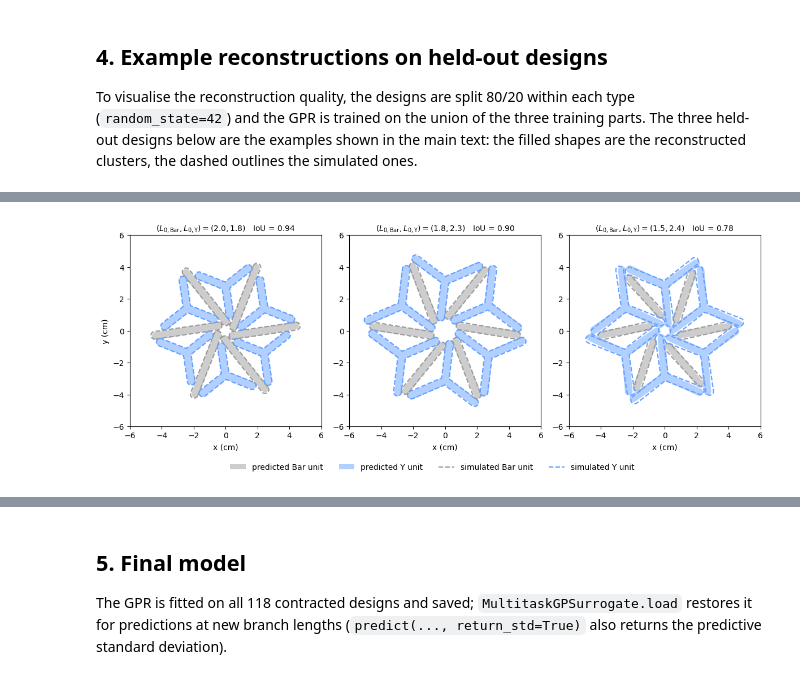
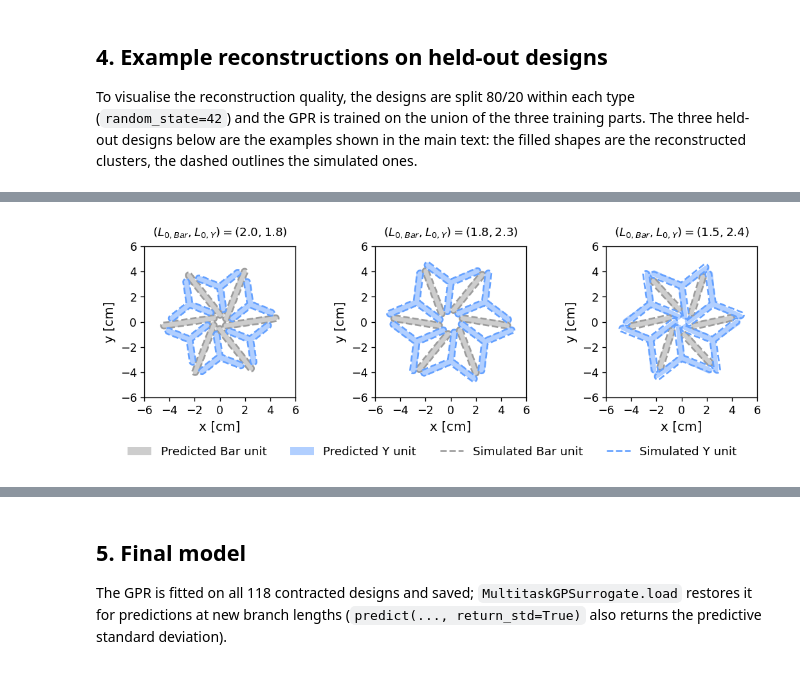
Before and after one commit to keten-group/MEGAs, a Jupyter notebook: cluster_configuration_geometry_reconstruction.ipynb, the cells around one changed output, grey strips where cells are left out. Saved outputs shown, nothing was run; the diff lists cells and outputs as text; code cells hidden in the pictures.

```diff
--- a/cluster_configuration_geometry_reconstruction.ipynb
+++ b/cluster_configuration_geometry_reconstruction.ipynb
@@ -108,22 +112,24 @@ def run_split(sp):
     return rows
 
 
-out = Parallel(n_jobs=N_JOBS, max_nbytes=None)(delayed(run_split)(sp) for sp in splits)
-preds = pd.DataFrame([r for rows in out for r in rows])
-
-
 def row_iou(rec):
     return mu.reconstruction_iou(rec["L0Bar"], rec["L0Y"],
                                  tuple(rec[f"true_{t}"] for t in TASKS), tuple(rec[f"pred_{t}"] for t in TASKS))
 
 
-preds["IoU"] = Parallel(n_jobs=N_JOBS, max_nbytes=None)(delayed(row_iou)(r) for r in preds.to_dict("records"))
-mu.save_results(preds, "reconstruction_predictions.csv")
+if RETRAIN:
+    out = Parallel(n_jobs=N_JOBS, max_nbytes=None)(delayed(run_split)(sp) for sp in splits)
+    preds = pd.DataFrame([r for rows in out for r in rows])
+    preds["IoU"] = Parallel(n_jobs=N_JOBS, max_nbytes=None)(delayed(row_iou)(r) for r in preds.to_dict("records"))
+    mu.save_results(preds, "reconstruction_predictions.csv")
+else:
+    preds = mu.load_results("reconstruction_predictions.csv")
 
 per_split = preds.groupby(["model", "split"]).IoU.mean().rename("IoU").reset_index()
 summary = per_split.groupby("model").IoU.agg(["mean", "std", "min", "max"]).loc[METHODS].reset_index()
-mu.save_results(per_split, "reconstruction_iou_per_split.csv")
-mu.save_results(summary, "reconstruction_iou_summary.csv")
+if RETRAIN:
+    mu.save_results(per_split, "reconstruction_iou_per_split.csv")
+    mu.save_results(summary, "reconstruction_iou_summary.csv")
 
 table = pd.DataFrame({"Testing IoU": [f"{m:.3f} ± {s:.3f}" for m, s in zip(summary["mean"], summary["std"])]},
                      index=summary.model).T
@@ -162,40 +165,48 @@ The *k*-NN regressor and the multi-output GPR reach the highest IoU. The GPR is
 
 To visualise the reconstruction quality, the designs are split 80/20 within each type (`random_state=42`) and the GPR is trained on the union of the three training parts. The three held-out designs below are the examples shown in the main text: the filled shapes are the reconstructed clusters, the dashed outlines the simulated ones.
 # %%
-train_idx, test_idx = [], []
-for tp in mu.CONFIG_SHEETS:
-    ids = np.flatnonzero(data.Type.to_numpy() == tp)
-    tr, te = train_test_split(np.arange(len(ids)), test_size=0.2, random_state=42)
-    train_idx.append(ids[tr]); test_idx.append(ids[te])
-train_idx, test_idx = np.sort(np.concatenate(train_idx)), np.sort(np.concatenate(test_idx))
-print(f"training {len(train_idx)} / held out {len(test_idx)} designs")
+if RETRAIN:
+    train_idx, test_idx = [], []
+    for tp in mu.CONFIG_SHEETS:
+        ids = np.flatnonzero(data.Type.to_numpy() == tp)
+        tr, te = train_test_split(np.arange(len(ids)), test_size=0.2, random_state=42)
+        train_idx.append(ids[tr]); test_idx.append(ids[te])
+    train_idx, test_idx = np.sort(np.concatenate(train_idx)), np.sort(np.concatenate(test_idx))
+    P = mu.MultitaskGPSurrogate(iters=300).fit(X[train_idx], Y[train_idx]).predict(X[test_idx])
+    held = pd.DataFrame({"point": test_idx, "Type": data.Type.iloc[test_idx].to_numpy(),
+                         "L0Bar": X[test_idx, 0], "L0Y": X[test_idx, 1]})
+    for j, t in enumerate(TASKS):
+        held[f"true_{t}"], held[f"pred_{t}"] = Y[test_idx, j], P[:, j]
+    held["IoU"] = [mu.reconstruction_iou(X[i, 0], X[i, 1], tuple(Y[i]), tuple(P[r_])) for r_, i in enumerate(test_idx)]
+    mu.save_results(held, "reconstruction_examples_heldout.csv")
+else:
+    held = mu.load_results("reconstruction_examples_heldout.csv")
+print(f"{len(held)} held-out designs, mean IoU {held.IoU.mean():.3f}")
 
-gp_example = mu.MultitaskGPSurrogate(iters=300).fit(X[train_idx], Y[train_idx])
-P = gp_example.predict(X[test_idx])
-held = pd.DataFrame({"point": test_idx, "Type": data.Type.iloc[test_idx].to_numpy(),
-                     "L0Bar": X[test_idx, 0], "L0Y": X[test_idx, 1]})
-held["IoU"] = [mu.reconstruction_iou(X[i, 0], X[i, 1], tuple(Y[i]), tuple(P[r_])) for r_, i in enumerate(test_idx)]
-mu.save_results(held, "reconstruction_examples_heldout.csv")
-print(f"mean IoU on the held-out designs: {held.IoU.mean():.3f}")
-
-fig, axes = plt.subplots(1, 3, figsize=(12, 4.6))
-for ax, (tp, (lb, ly)) in zip(axes, EXAMPLES.items()):
-    hit = held[(held.Type == tp) & np.isclose(held.L0Bar, lb) & np.isclose(held.L0Y, ly)]
-    if len(hit) == 0:   # fall back to the median-IoU held-out design of this type
-        hit = held[held.Type == tp].sort_values("IoU").iloc[[len(held[held.Type == tp]) // 2]]
-        print(f"{tp}: ({lb}, {ly}) is not held out; showing ({hit.L0Bar.iloc[0]}, {hit.L0Y.iloc[0]}) instead")
-    r_ = int(np.flatnonzero(test_idx == hit.point.iloc[0])[0]); i = test_idx[r_]
-    mu.draw_cluster(ax, X[i, 0], X[i, 1], *P[r_])
-    mu.draw_cluster(ax, X[i, 0], X[i, 1], *Y[i], outline=True)
-    ax.set_aspect("equal"); ax.set_xlim(-6, 6); ax.set_ylim(-6, 6); ax.set_xlabel("x (cm)")
-    ax.set_title(f"$(L_{{0,\\mathrm{{Bar}}}}, L_{{0,\\mathrm{{Y}}}}) = ({X[i, 0]:.1f}, {X[i, 1]:.1f})$   IoU = {hit.IoU.iloc[0]:.2f}", fontsize=10)
-axes[0].set_ylabel("y (cm)")
 from matplotlib.patches import Patch
 from matplotlib.lines import Line2D
-handles = [Patch(fc=mu.GREY, alpha=0.5, label="predicted Bar unit"), Patch(fc=mu.BLUE, alpha=0.5, label="predicted Y unit"),
-           Line2D([0], [0], c=mu.GREY, ls="--", lw=1.6, label="simulated Bar unit"),
-           Line2D([0], [0], c=mu.BLUE, ls="--", lw=1.6, label="simulated Y unit")]
-fig.legend(handles=handles, loc="lower center", bbox_to_anchor=(0.5, -0.04), ncol=4, frameon=False)
-plt.tight_layout(rect=[0, 0.05, 1, 1])
-mu.save_figure(fig, "reconstruction_examples"); plt.show()
+
+shown = []
+with mpl.rc_context({"axes.spines.top": True, "axes.spines.right": True}):
+    fig, axes = plt.subplots(1, 3, figsize=(9.0, 3.0))
+    for ax, (tp, (lb, ly)) in zip(axes, EXAMPLES.items()):
+        hit = held[(held.Type == tp) & np.isclose(held.L0Bar, lb) & np.isclose(held.L0Y, ly)]
+        if len(hit) == 0:   # fall back to the median-IoU held-out design of this type
+            hit = held[held.Type == tp].sort_values("IoU").iloc[[len(held[held.Type == tp]) // 2]]
+        shown.append(hit)
+        r = hit.iloc[0]
+        mu.draw_cluster(ax, r.L0Bar, r.L0Y, *[r[f"pred_{t}"] for t in TASKS])
+        mu.draw_cluster(ax, r.L0Bar, r.L0Y, *[r[f"true_{t}"] for t in TASKS], outline=True)
+        ax.set_aspect("equal"); ax.set_xlim(-6, 6); ax.set_ylim(-6, 6)
+        ax.set_xticks(range(-6, 7, 2)); ax.set_yticks(range(-6, 7, 2))
+        ax.set_xlabel("x [cm]"); ax.set_ylabel("y [cm]")
+        ax.set_title(f"$(L_{{0,Bar}}, L_{{0,Y}}) = ({r.L0Bar:.1f}, {r.L0Y:.1f})$", pad=10)
+    handles = [Patch(fc=mu.GREY, ec="none", alpha=0.5, label="Predicted Bar unit"),
+               Patch(fc=mu.BLUE, ec="none", alpha=0.5, label="Predicted Y unit"),
+               Line2D([0], [0], c=mu.GREY, lw=1.6, ls="--", label="Simulated Bar unit"),
+               Line2D([0], [0], c=mu.BLUE, lw=1.6, ls="--", label="Simulated Y unit")]
+    fig.legend(handles=handles, loc="lower center", bbox_to_anchor=(0.5, -0.06), ncol=4, frameon=False)
+    plt.tight_layout(rect=[0, 0.08, 1, 1], w_pad=2.0)
+    plt.show()
+pd.concat(shown)[["Type", "L0Bar", "L0Y", "IoU"]].round(2)
 # %% [output]
@@ -206 +214 @@ wrote figures/reconstruction_examples.pdf/.png
-[figure, old version]
+[figure, new version]
```
Also changed, not shown: parts of 8 cells of this notebook, 29 other files.
